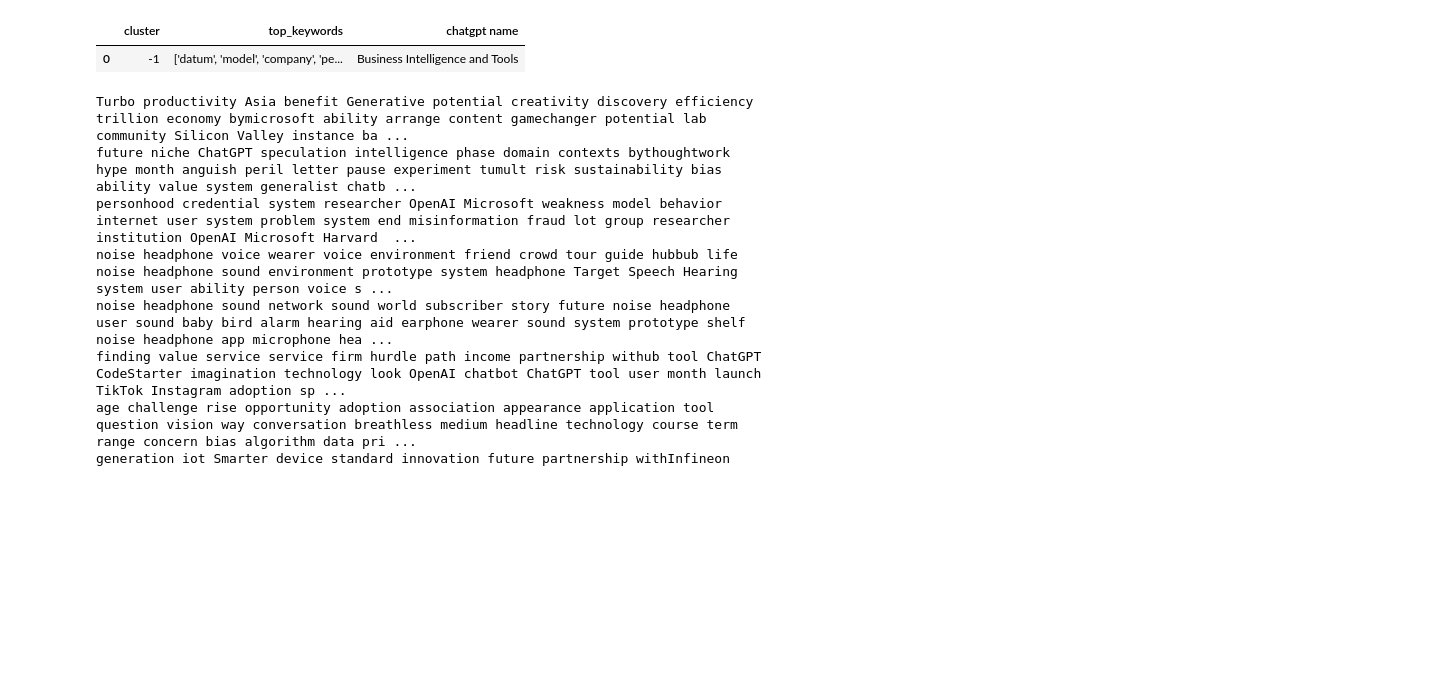
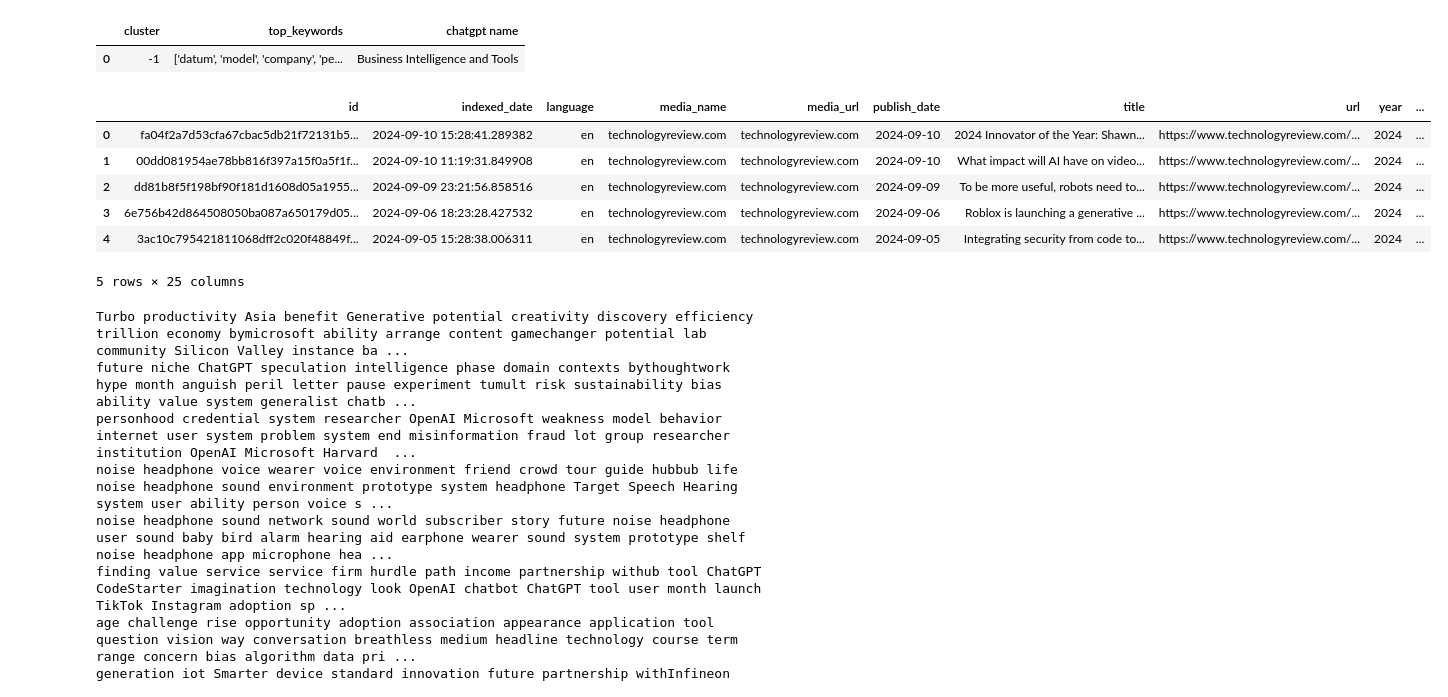
Before and after one commit to AlbaTaboada/Edgelands, a Jupyter notebook: Full_text_analysis(Alba).ipynb, the cells around one changed output. Cells and saved outputs as stored; diff of their text form; code cells hidden in the pictures; blank space fills up the shorter version.

```diff
--- a/Full_text_analysis(Alba).ipynb
+++ b/Full_text_analysis(Alba).ipynb
@@ -559,5 +544,5 @@ Successfully installed et-xmlfile-2.0.0 openpyxl-3.1.5
 keywords_df.to_excel("keywords_per_cluster.xlsx", index=False)
 # %%
 # Read the Excel file
-df = pd.read_excel('keywords_per_cluster.xlsx')
+keywords_df = pd.read_excel('keywords_per_cluster.xlsx')
 # %%
@@ -565,6 +550,19 @@ df.head(1)
 # %% [output]
 |  | cluster | top_keywords | chatgpt name |
 | 0 | -1 | ['datum', 'model', 'company', 'pe... | Business Intelligence and Tools |
+# %%
+# Merge the two DataFrames on the 'cluster' column
+merged_df = df.merge(keywords_df, on='cluster', how='left')
+# %%
+merged_df.head()
+# %% [output]
+|  | id | indexed_date | language | media_name | media_url | publish_date | title | url | year | ... |
+| 0 | fa04f2a7d53cfa67cbac5db21f72131b5... | 2024-09-10 15:28:41.289382 | en | technologyreview.com | technologyreview.com | 2024-09-10 | 2024 Innovator of the Year: Shawn... | https://www.technologyreview.com/... | 2024 | ... |
+| 1 | 00dd081954ae78bb816f397a15f0a5f1f... | 2024-09-10 11:19:31.849908 | en | technologyreview.com | technologyreview.com | 2024-09-10 | What impact will AI have on video... | https://www.technologyreview.com/... | 2024 | ... |
+| 2 | dd81b8f5f198bf90f181d1608d05a1955... | 2024-09-09 23:21:56.858516 | en | technologyreview.com | technologyreview.com | 2024-09-09 | To be more useful, robots need to... | https://www.technologyreview.com/... | 2024 | ... |
+| 3 | 6e756b42d864508050ba087a650179d05... | 2024-09-06 18:23:28.427532 | en | technologyreview.com | technologyreview.com | 2024-09-06 | Roblox is launching a generative ... | https://www.technologyreview.com/... | 2024 | ... |
+| 4 | 3ac10c795421811068dff2c020f48849f... | 2024-09-05 15:28:38.006311 | en | technologyreview.com | technologyreview.com | 2024-09-05 | Integrating security from code to... | https://www.technologyreview.com/... | 2024 | ... |
+5 rows × 25 columns
 # %%
 # Filter the headlines belonging to cluster
 cluster_id = 'p_4'
```
Also changed, not shown: parts of 3 cells of this notebook.
